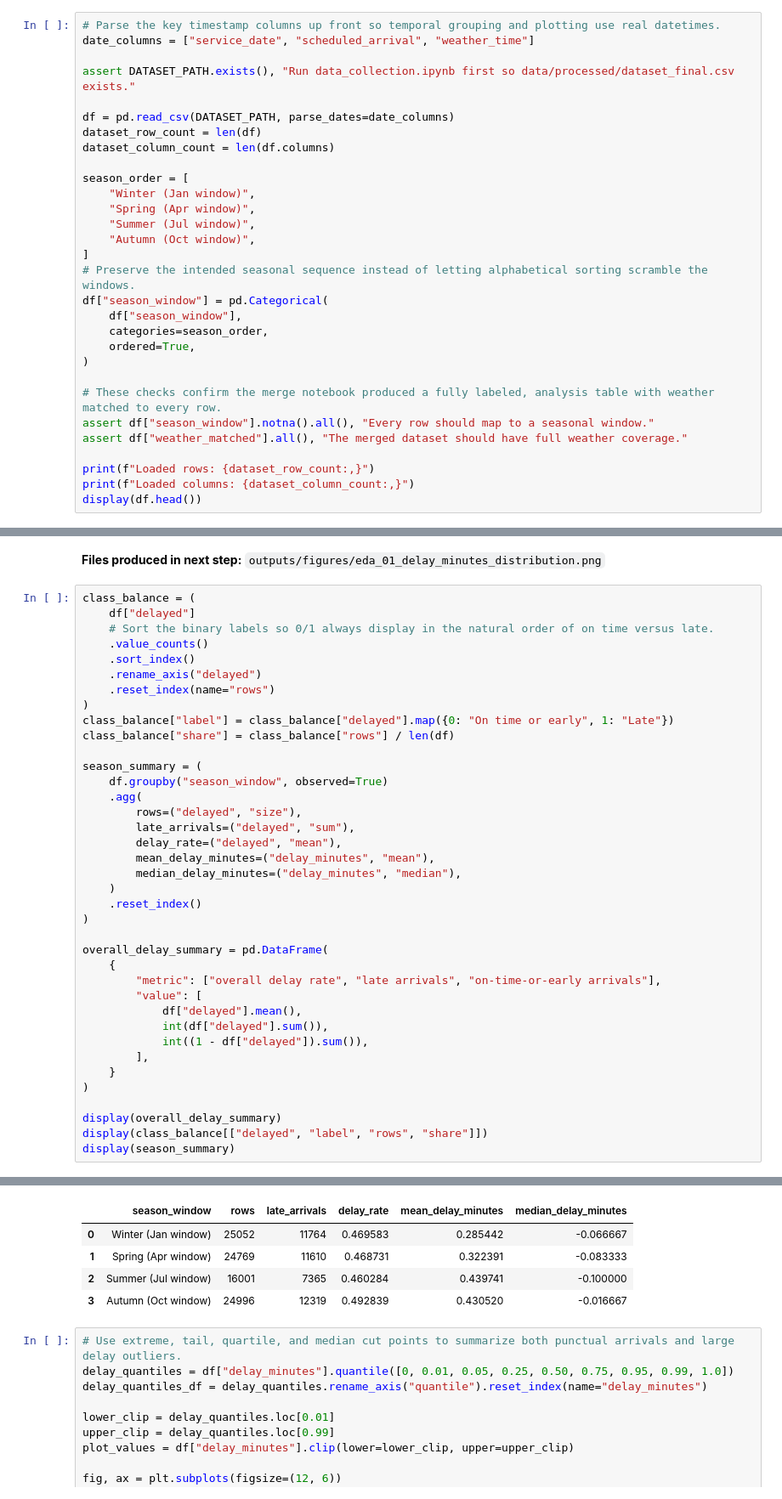
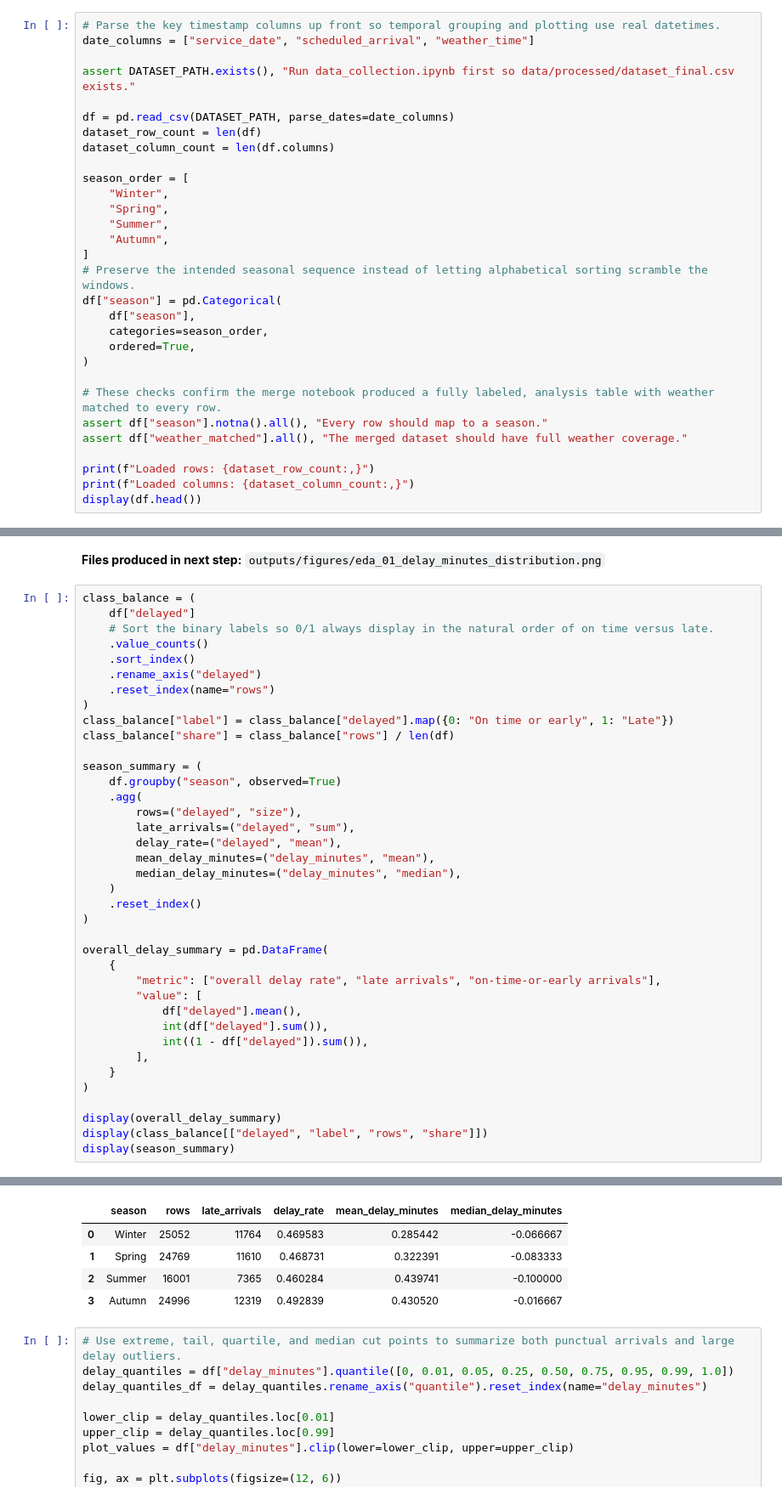
Before and after one commit to berenaydogan/DSA210-Project, a Jupyter notebook: notebooks/eda.ipynb, the cells around one changed output, grey strips where cells are left out. Shown at 85% size. Saved outputs shown, nothing was run; the diff lists cells and outputs as text.

```diff
--- a/notebooks/eda.ipynb
+++ b/notebooks/eda.ipynb
@@ -54,20 +54,20 @@ dataset_row_count = len(df)
 dataset_column_count = len(df.columns)
 
 season_order = [
-    "Winter (Jan window)",
-    "Spring (Apr window)",
-    "Summer (Jul window)",
-    "Autumn (Oct window)",
+    "Winter",
+    "Spring",
+    "Summer",
+    "Autumn",
 ]
 # Preserve the intended seasonal sequence instead of letting alphabetical sorting scramble the windows.
-df["season_window"] = pd.Categorical(
-    df["season_window"],
+df["season"] = pd.Categorical(
+    df["season"],
     categories=season_order,
     ordered=True,
 )
 
 # These checks confirm the merge notebook produced a fully labeled, analysis table with weather matched to every row.
-assert df["season_window"].notna().all(), "Every row should map to a seasonal window."
+assert df["season"].notna().all(), "Every row should map to a season."
 assert df["weather_matched"].all(), "The merged dataset should have full weather coverage."
 
 print(f"Loaded rows: {dataset_row_count:,}")
@@ -237,44 +237,44 @@ class_balance["label"] = class_balance["delayed"].map({0: "On time or early", 1:
 class_balance["share"] = class_balance["rows"] / len(df)
 
 season_summary = (
-    df.groupby("season_window", observed=True)
+    df.groupby("season", observed=True)
     .agg(
         rows=("delayed", "size"),
         late_arrivals=("delayed", "sum"),
         delay_rate=("delayed", "mean"),
         mean_delay_minutes=("delay_minutes", "mean"),
         median_delay_minutes=("delay_minutes", "median"),
     )
     .reset_index()
 )
 
 overall_delay_summary = pd.DataFrame(
     {
         "metric": ["overall delay rate", "late arrivals", "on-time-or-early arrivals"],
         "value": [
             df["delayed"].mean(),
             int(df["delayed"].sum()),
             int((1 - df["delayed"]).sum()),
         ],
     }
 )
 
 display(overall_delay_summary)
 display(class_balance[["delayed", "label", "rows", "share"]])
 display(season_summary)
 # %% [output]
 |  | metric | value |
 | 0 | overall delay rate | 0.474113 |
 | 1 | late arrivals | 43058.000000 |
 | 2 | on-time-or-early arrivals | 47760.000000 |
 |  | delayed | label | rows | share |
 | 0 | 0 | On time or early | 47760 | 0.525887 |
 | 1 | 1 | Late | 43058 | 0.474113 |
-|  | season_window | rows | late_arrivals | delay_rate | mean_delay_minutes | median_delay_minutes |
-| 0 | Winter (Jan window) | 25052 | 11764 | 0.469583 | 0.285442 | -0.066667 |
-| 1 | Spring (Apr window) | 24769 | 11610 | 0.468731 | 0.322391 | -0.083333 |
-| 2 | Summer (Jul window) | 16001 | 7365 | 0.460284 | 0.439741 | -0.100000 |
-| 3 | Autumn (Oct window) | 24996 | 12319 | 0.492839 | 0.430520 | -0.016667 |
+|  | season | rows | late_arrivals | delay_rate | mean_delay_minutes | median_delay_minutes |
+| 0 | Winter | 25052 | 11764 | 0.469583 | 0.285442 | -0.066667 |
+| 1 | Spring | 24769 | 11610 | 0.468731 | 0.322391 | -0.083333 |
+| 2 | Summer | 16001 | 7365 | 0.460284 | 0.439741 | -0.100000 |
+| 3 | Autumn | 24996 | 12319 | 0.492839 | 0.430520 | -0.016667 |
 # %%
 # Use extreme, tail, quartile, and median cut points to summarize both punctual arrivals and large delay outliers.
 delay_quantiles = df["delay_minutes"].quantile([0, 0.01, 0.05, 0.25, 0.50, 0.75, 0.95, 0.99, 1.0])
```
Also changed, not shown: parts of 5 cells of this notebook, 7 other files.
